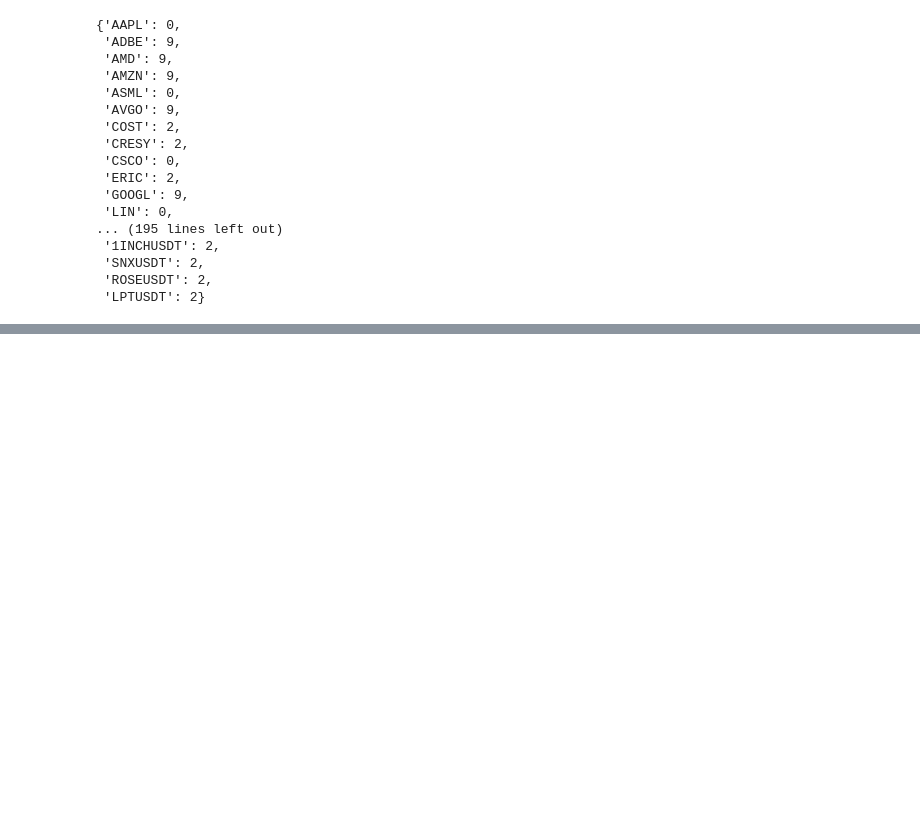
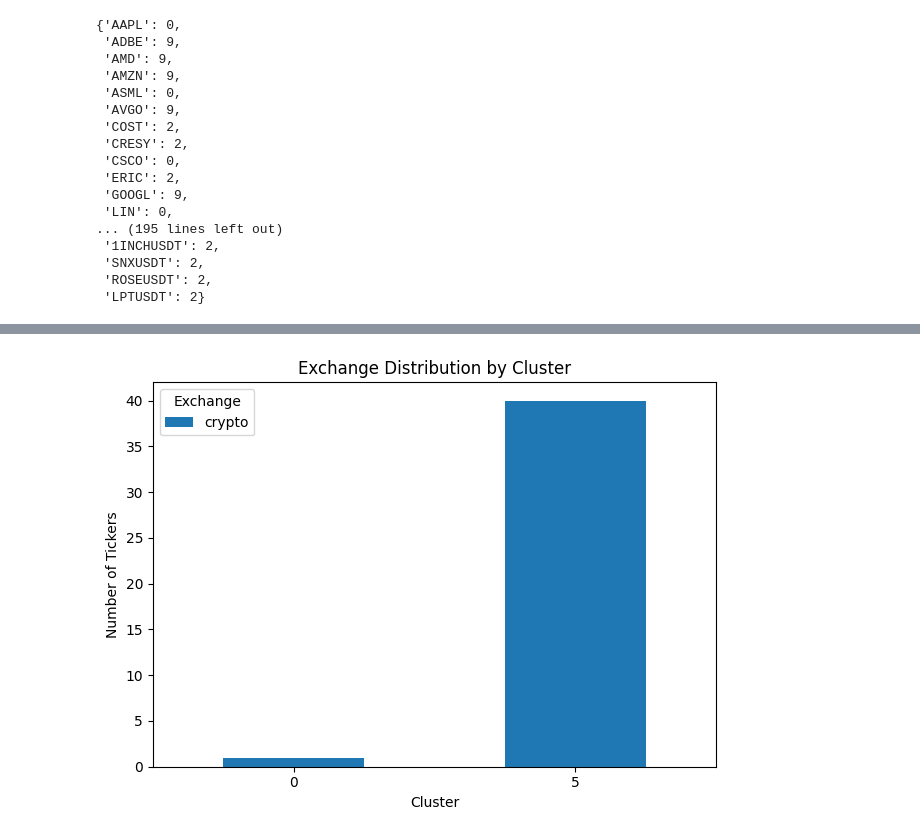
Before and after one commit to KirillKovalchuk02/thesis_clustering, a Jupyter notebook: test.ipynb, the cells around one changed output, grey strips where cells are left out. Saved outputs shown, nothing was run; the diff lists cells and outputs as text; code cells hidden in the pictures; blank space fills up the shorter version.

```diff
--- a/test.ipynb
+++ b/test.ipynb
@@ -116,0 +158,18 @@ cluster_labels['ahc']
+# %%
+# Filter to one exchange
+exchange_filter = 'crypto'
+df_filtered = df[df['Exchange'] == exchange_filter]
+
+pivot = df_filtered.groupby(['Cluster', 'Exchange']).size().unstack(fill_value=0)
+
+# Plot
+pivot.plot(kind='bar', stacked=True, colormap='tab20')
+plt.title('Exchange Distribution by Cluster')
+plt.xlabel('Cluster')
+plt.ylabel('Number of Tickers')
+plt.xticks(rotation=0)
+plt.legend(title='Exchange')
+plt.tight_layout()
+plt.show()
+# %% [output]
+[figure, added]
```
Also changed, not shown: parts of 3 cells of this notebook.
